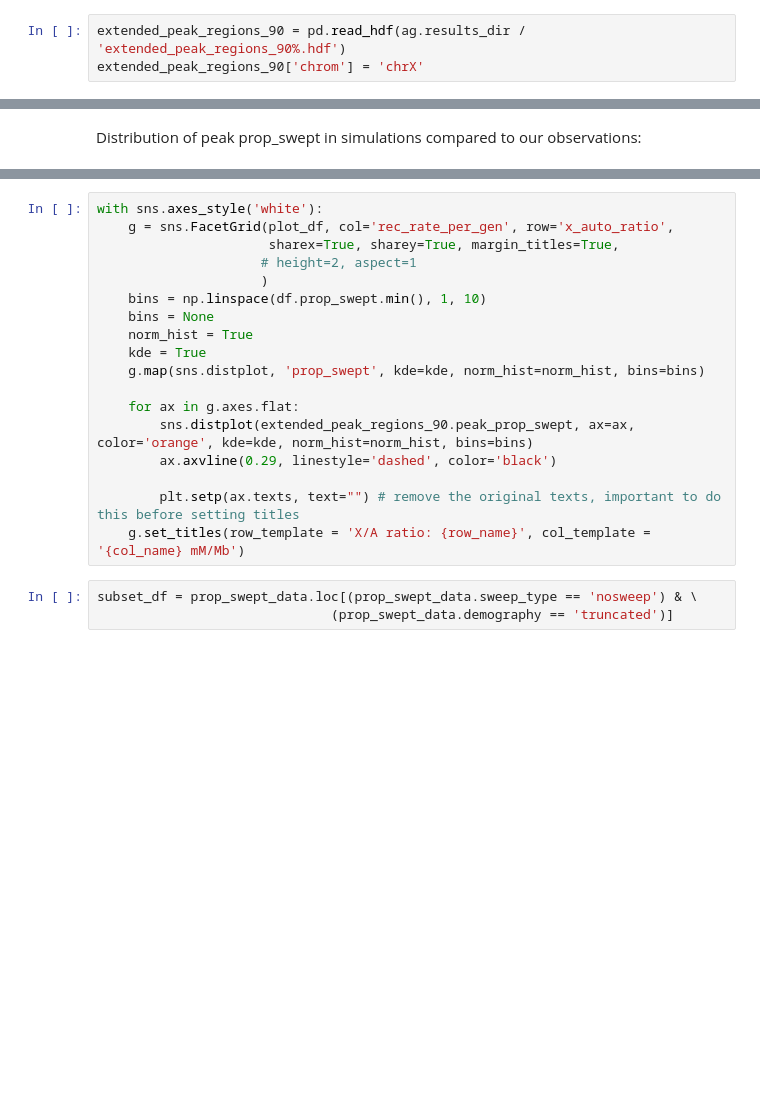
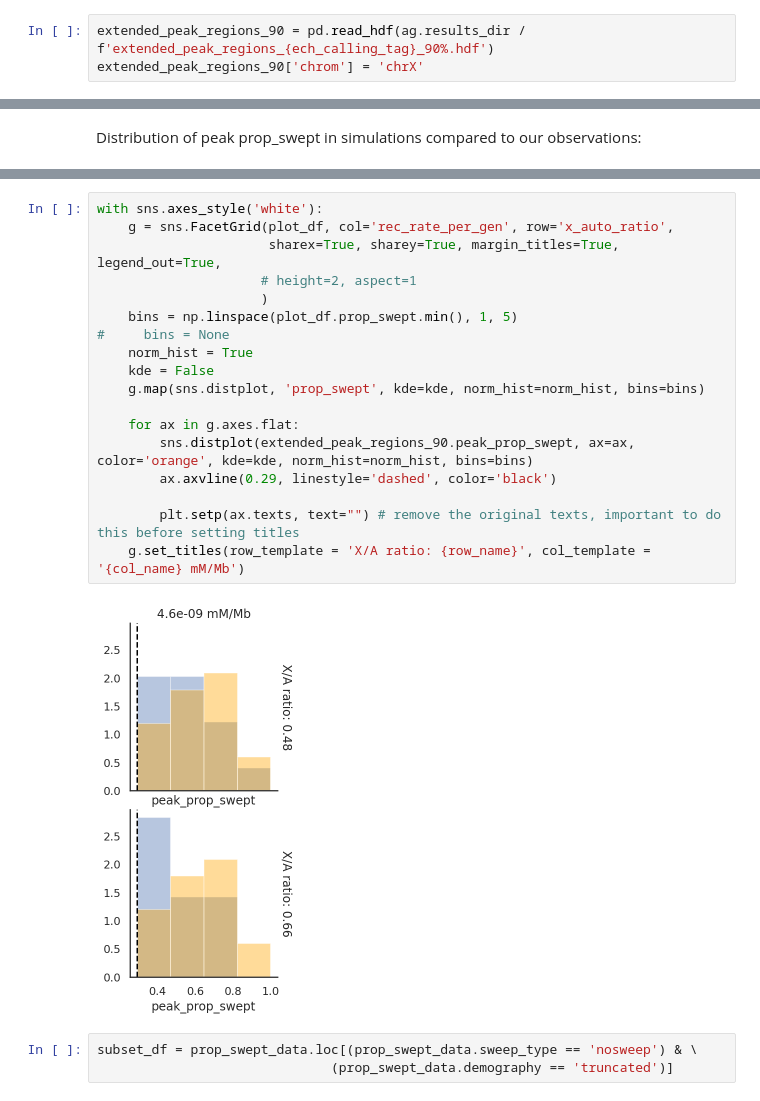
Before and after one commit to kaspermunch/humanXsweeps, a Jupyter notebook: notebooks/nb_22_slim_simulations.ipynb, the cells around one changed output, grey strips where cells are left out. Drawn from its saved outputs; the diff is of its cells as text; blank space fills up the shorter version.

```diff
--- a/notebooks/nb_22_slim_simulations.ipynb
+++ b/notebooks/nb_22_slim_simulations.ipynb
@@ -277,5 +277,5 @@ with sns.axes_style('white'):
 # %% [markdown]
 Load 90% ECH regions
 # %%
-extended_peak_regions_90 = pd.read_hdf(ag.results_dir / 'extended_peak_regions_90%.hdf')
+extended_peak_regions_90 = pd.read_hdf(ag.results_dir / f'extended_peak_regions_{ech_calling_tag}_90%.hdf')
 extended_peak_regions_90['chrom'] = 'chrX'
@@ -316,21 +333,23 @@ plot_df.groupby(['rec_rate_per_gen', 'x_auto_ratio']).prop_swept.mean()
 # %%
 with sns.axes_style('white'):
     g = sns.FacetGrid(plot_df, col='rec_rate_per_gen', row='x_auto_ratio',
-                      sharex=True, sharey=True, margin_titles=True,
+                      sharex=True, sharey=True, margin_titles=True, legend_out=True,
                      # height=2, aspect=1
                      )
-    bins = np.linspace(df.prop_swept.min(), 1, 10)
-    bins = None
+    bins = np.linspace(plot_df.prop_swept.min(), 1, 5)
+#     bins = None
     norm_hist = True
-    kde = True
+    kde = False
     g.map(sns.distplot, 'prop_swept', kde=kde, norm_hist=norm_hist, bins=bins)
 
     for ax in g.axes.flat:
         sns.distplot(extended_peak_regions_90.peak_prop_swept, ax=ax, color='orange', kde=kde, norm_hist=norm_hist, bins=bins)
         ax.axvline(0.29, linestyle='dashed', color='black')
 
         plt.setp(ax.texts, text="") # remove the original texts, important to do this before setting titles
     g.set_titles(row_template = 'X/A ratio: {row_name}', col_template = '{col_name} mM/Mb')
+# %% [output]
+[figure, added]
 # %%
 subset_df = prop_swept_data.loc[(prop_swept_data.sweep_type == 'nosweep') & \
                               (prop_swept_data.demography == 'truncated')]
```
Also changed, not shown: parts of 7 cells of this notebook, 4 other files.
